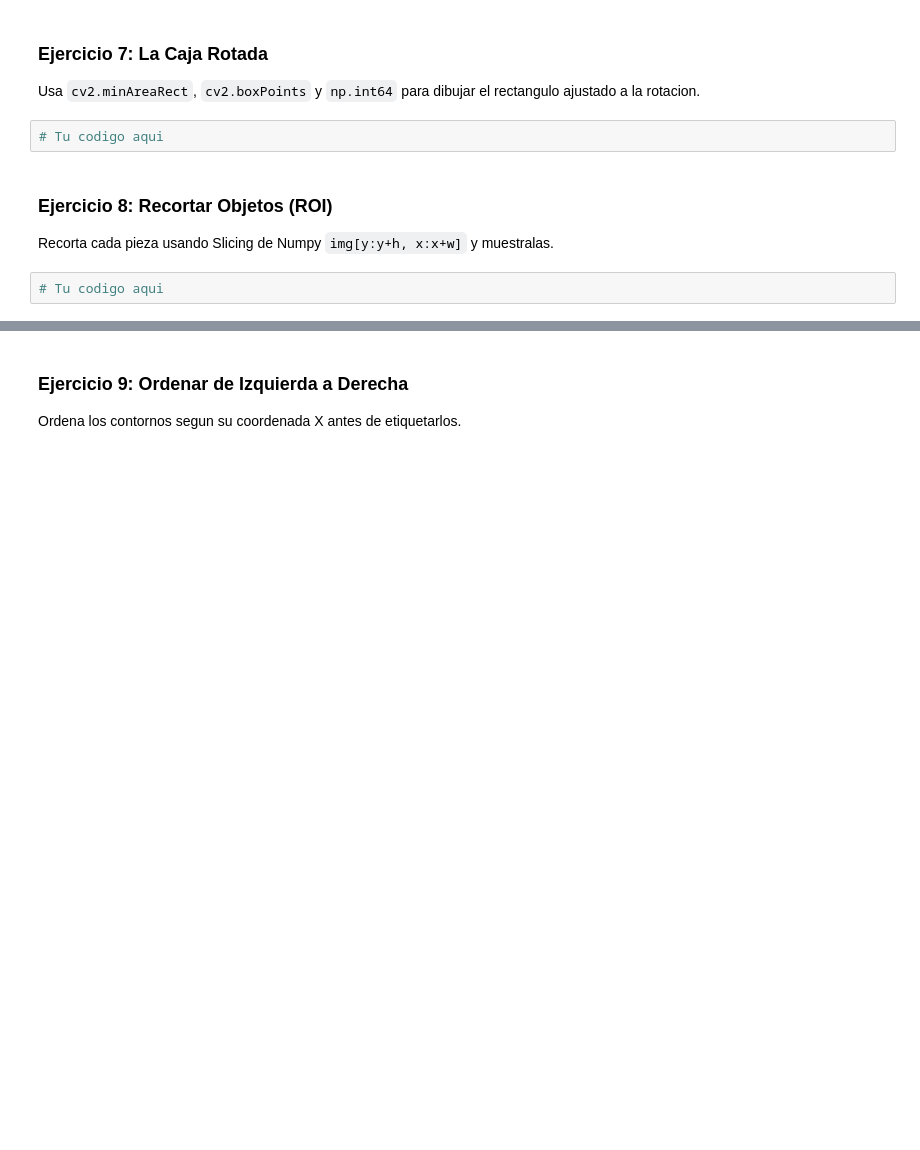
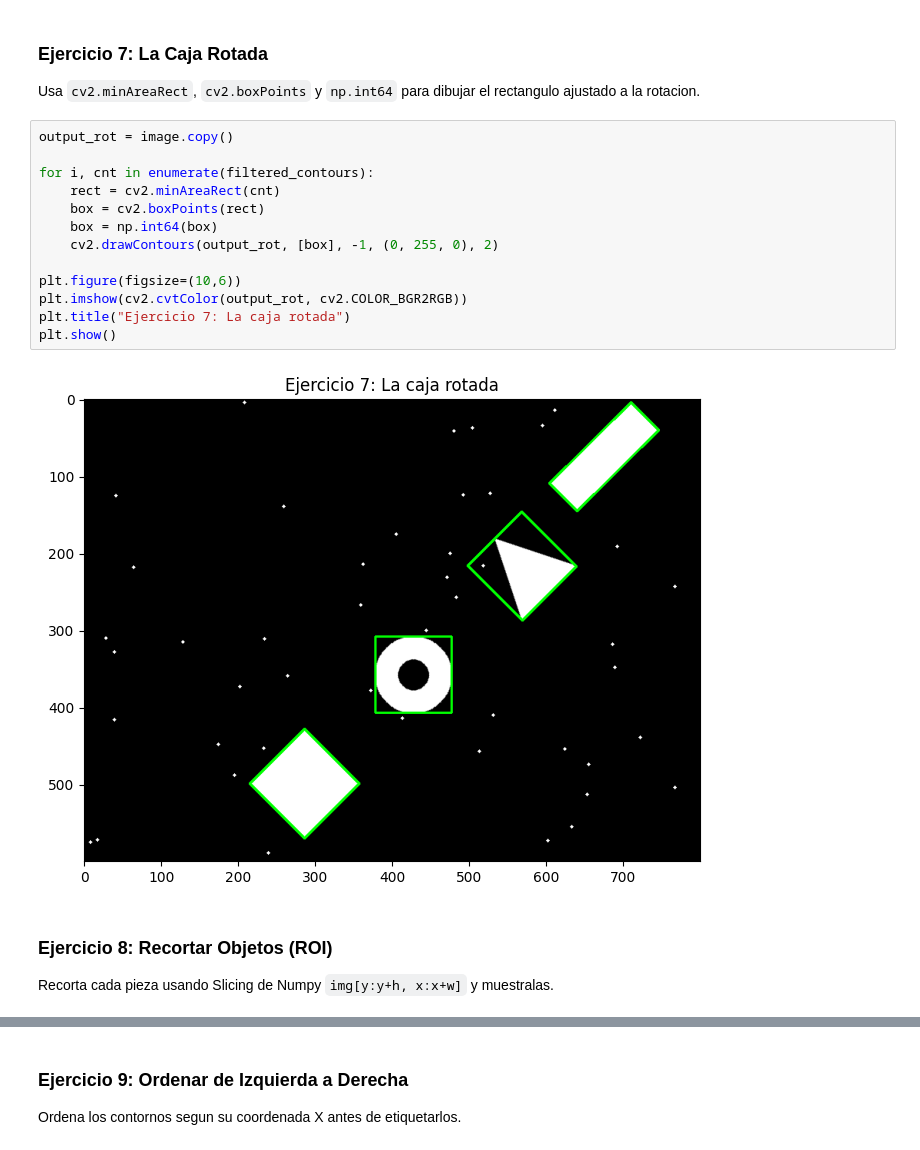
Before and after one commit to JavierPeraltaAzagra/Big-Data-e-IA, a Jupyter notebook: Programacion de IA/Tratamiento de imagen/Ejercicio 7/Practica_7_Contornos.ipynb, the cells around one changed output, grey strips where cells are left out. Cells and saved outputs as stored; diff of their text form; blank space fills up the shorter version.

```diff
--- a/Programacion de IA/Tratamiento de imagen/Ejercicio 7/Practica_7_Contornos.ipynb
+++ b/Programacion de IA/Tratamiento de imagen/Ejercicio 7/Practica_7_Contornos.ipynb
@@ -205,10 +227,21 @@ A partir de aqui, debes escribir tu el codigo desde cero.
 # %% [markdown]
 ### Ejercicio 7: La Caja Rotada
 Usa `cv2.minAreaRect`, `cv2.boxPoints` y `np.int64` para dibujar el rectangulo ajustado a la rotacion.
-# %%
-# Tu codigo aqui
+# %%
+output_rot = image.copy()
+
+for i, cnt in enumerate(filtered_contours):
+    rect = cv2.minAreaRect(cnt)
+    box = cv2.boxPoints(rect)
+    box = np.int64(box)
+    cv2.drawContours(output_rot, [box], -1, (0, 255, 0), 2)
+
+plt.figure(figsize=(10,6))
+plt.imshow(cv2.cvtColor(output_rot, cv2.COLOR_BGR2RGB))
+plt.title("Ejercicio 7: La caja rotada")
+plt.show()
+# %% [output]
+[figure, added]
 # %% [markdown]
 ### Ejercicio 8: Recortar Objetos (ROI)
 Recorta cada pieza usando Slicing de Numpy `img[y:y+h, x:x+w]` y muestralas.
-# %%
-# Tu codigo aqui
```
Also changed, not shown: parts of 11 cells of this notebook, 1 other file.
